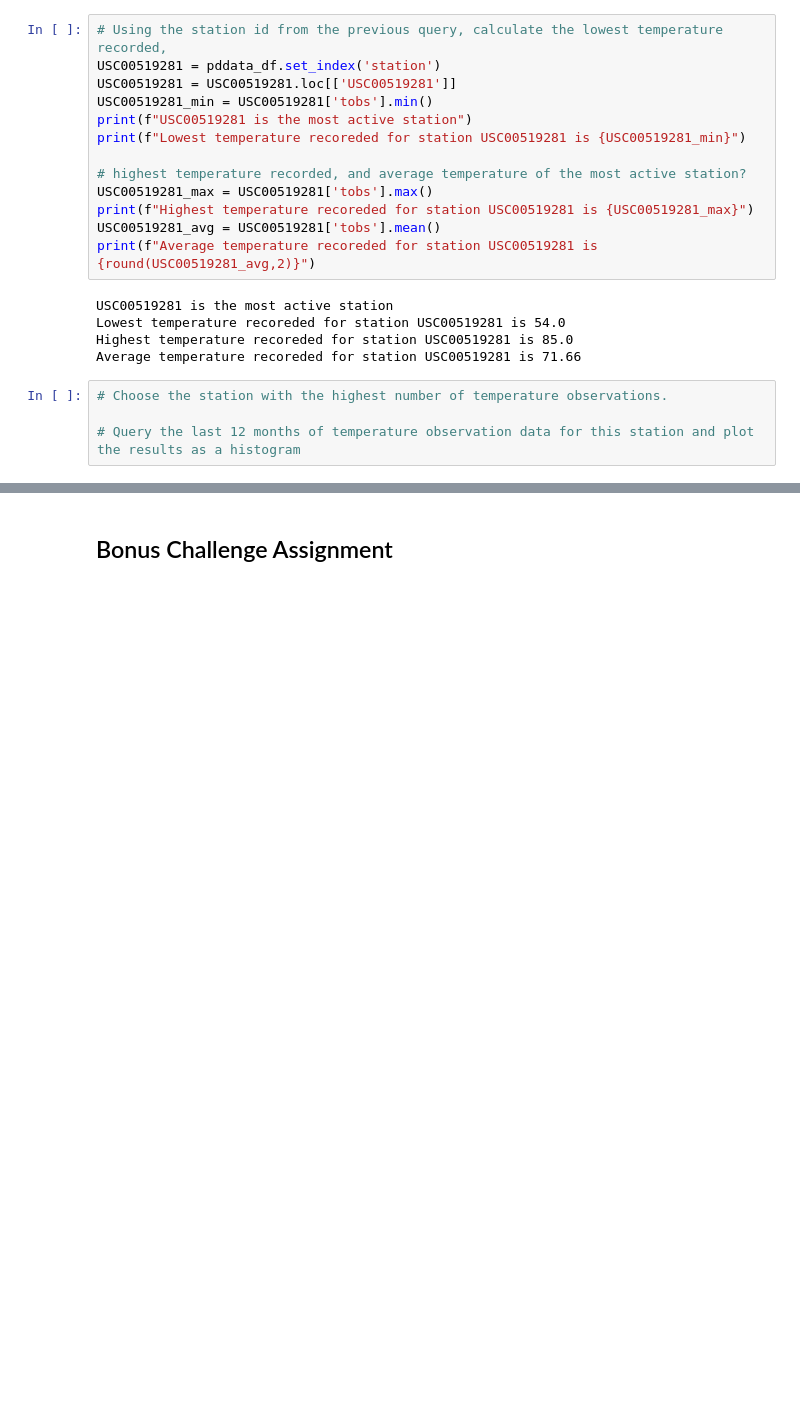
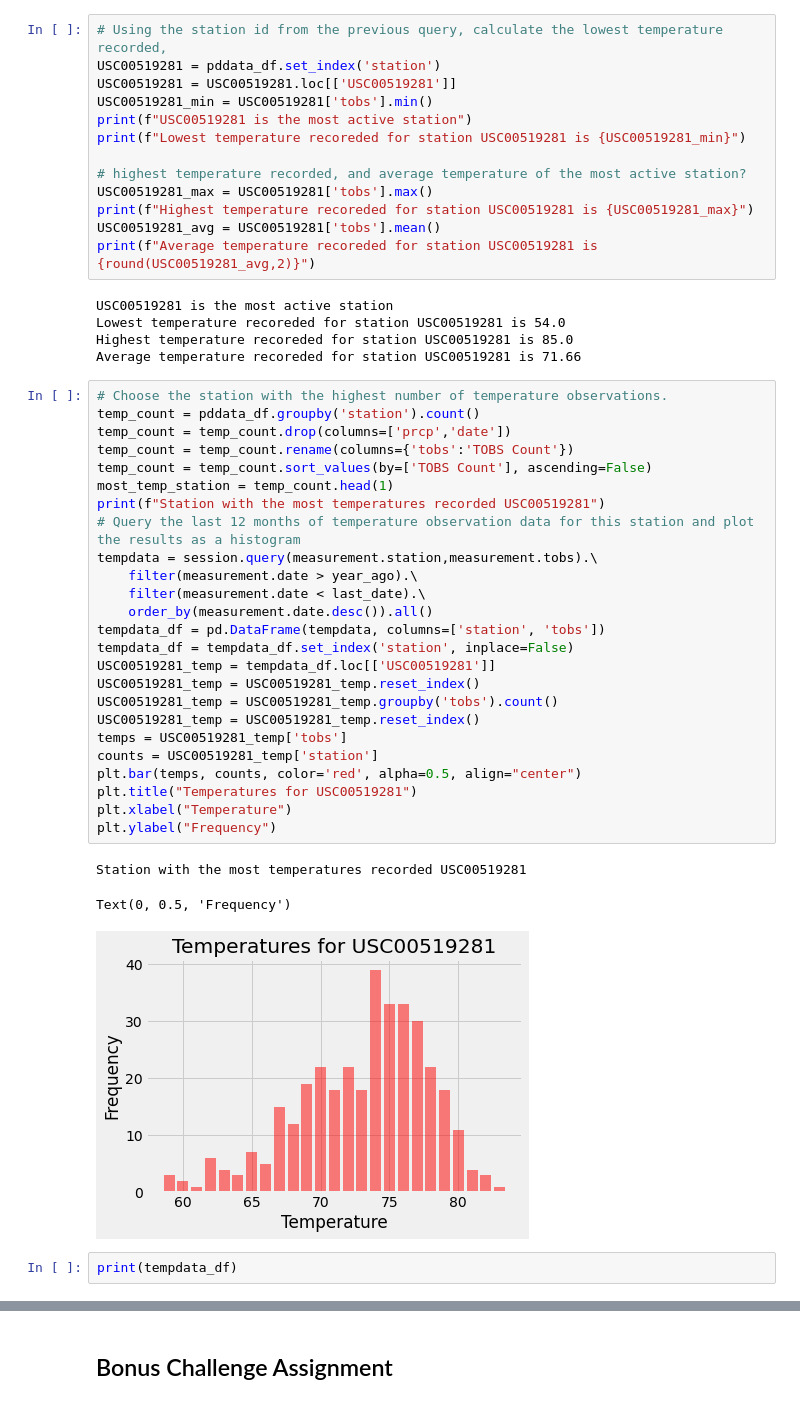
Before and after one commit to JDICKENSON91/sqlalchemy-challenge, a Jupyter notebook: climate_starter.ipynb, the cells around one changed output, grey strips where cells are left out. Cells and saved outputs as stored; diff of their text form; blank space fills up the shorter version.

```diff
--- a/climate_starter.ipynb
+++ b/climate_starter.ipynb
@@ -152,7 +150,34 @@ USC00519281 is the most active station
 Lowest temperature recoreded for station USC00519281 is 54.0
 Highest temperature recoreded for station USC00519281 is 85.0
 Average temperature recoreded for station USC00519281 is 71.66
-# %%
-# Choose the station with the highest number of temperature observations.
-
-# Query the last 12 months of temperature observation data for this station and plot the results as a histogram
+# %%
+# Choose the station with the highest number of temperature observations.
+temp_count = pddata_df.groupby('station').count()
+temp_count = temp_count.drop(columns=['prcp','date'])
+temp_count = temp_count.rename(columns={'tobs':'TOBS Count'})
+temp_count = temp_count.sort_values(by=['TOBS Count'], ascending=False)
+most_temp_station = temp_count.head(1)
+print(f"Station with the most temperatures recorded USC00519281")
+# Query the last 12 months of temperature observation data for this station and plot the results as a histogram
+tempdata = session.query(measurement.station,measurement.tobs).\
+    filter(measurement.date > year_ago).\
+    filter(measurement.date < last_date).\
+    order_by(measurement.date.desc()).all()
+tempdata_df = pd.DataFrame(tempdata, columns=['station', 'tobs'])
+tempdata_df = tempdata_df.set_index('station', inplace=False)
+USC00519281_temp = tempdata_df.loc[['USC00519281']]
+USC00519281_temp = USC00519281_temp.reset_index()
+USC00519281_temp = USC00519281_temp.groupby('tobs').count()
+USC00519281_temp = USC00519281_temp.reset_index()
+temps = USC00519281_temp['tobs']
+counts = USC00519281_temp['station']
+plt.bar(temps, counts, color='red', alpha=0.5, align="center")
+plt.title("Temperatures for USC00519281")
+plt.xlabel("Temperature")
+plt.ylabel("Frequency")
+# %% [output]
+Station with the most temperatures recorded USC00519281
+Text(0, 0.5, 'Frequency')
+[figure, added]
+# %%
+print(tempdata_df)
```
Also changed, not shown: parts of 2 cells of this notebook.
